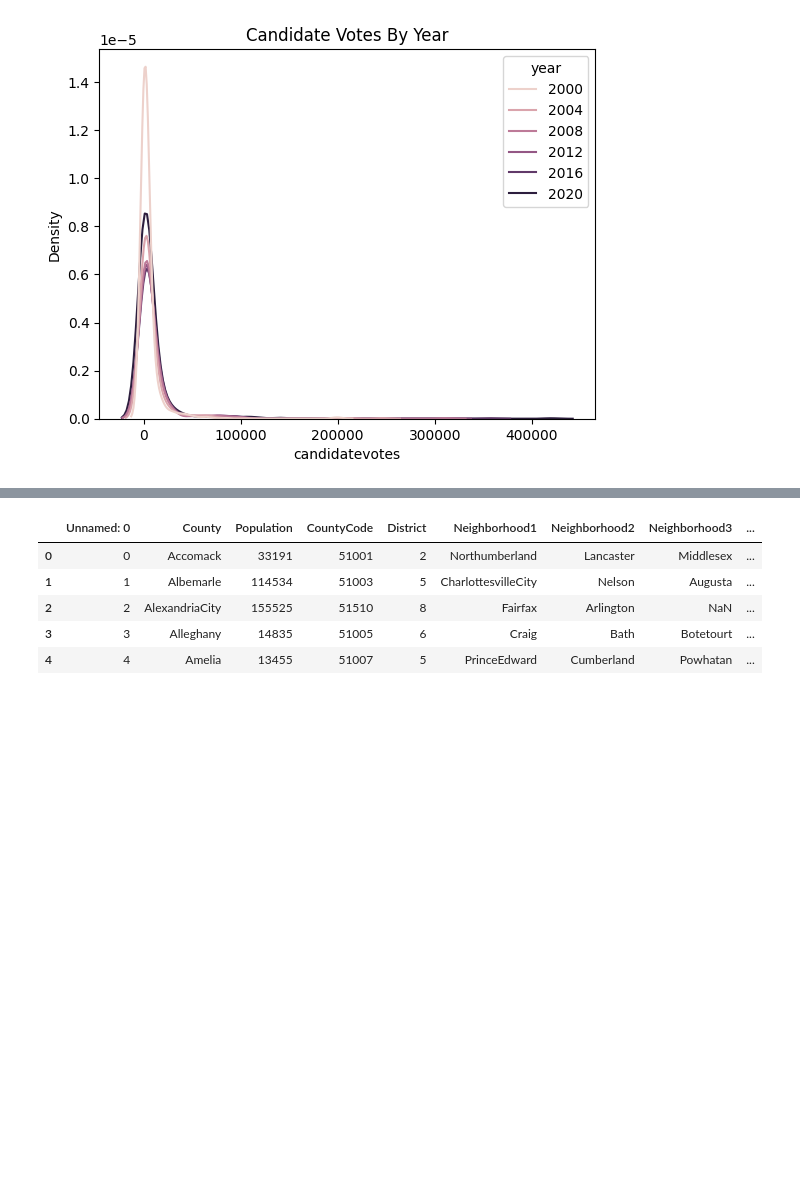
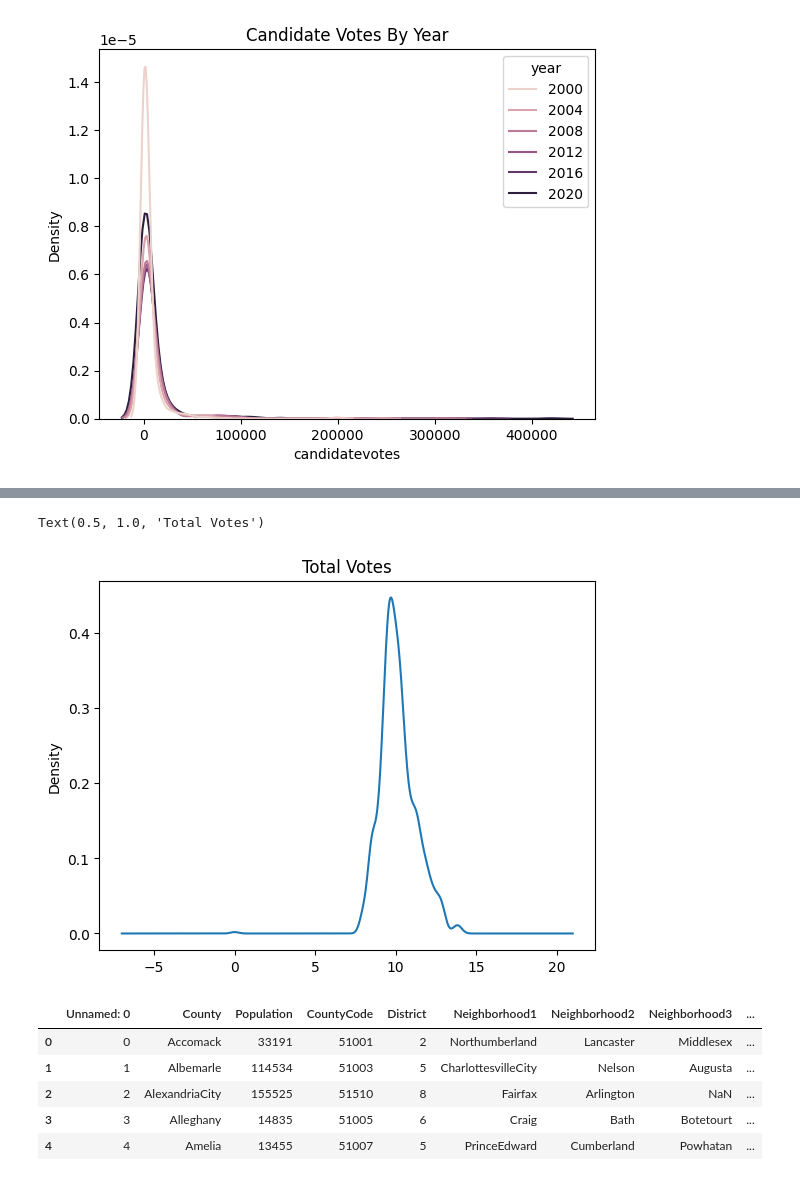
Before and after one commit to kelseymatsik/project_voting, a Jupyter notebook: Visuals_Density_Plots.ipynb, the cells around one changed output, grey strips where cells are left out. Drawn from its saved outputs; the diff is of its cells as text; code cells hidden in the pictures; blank space fills up the shorter version.

```diff
--- a/Visuals_Density_Plots.ipynb
+++ b/Visuals_Density_Plots.ipynb
@@ -36,3 +50,10 @@ Text(0.5, 1.0, 'Candidate Votes By Year')
+# %%
+var = 'tvotes_arcsinh'
+df[var].plot.density() # That looks pretty bad
+plt.title('Total Votes')
+# %% [output]
+Text(0.5, 1.0, 'Total Votes')
+[figure, added]
 # %%
 #adjacencies
 cdf = pd.read_csv('/content/project_voting/cleaned_county_adjacencies.csv')
```
Also changed, not shown: parts of 19 cells of this notebook.
